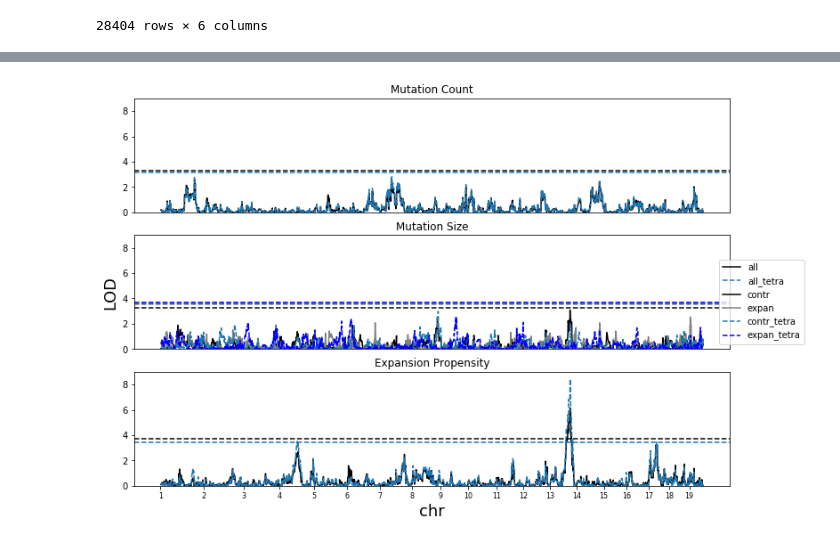
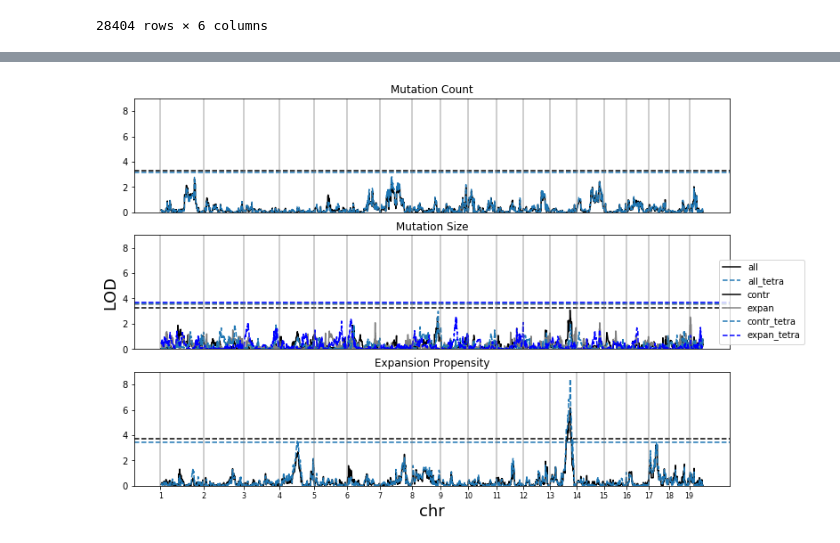
Before and after one commit to gymreklab/BXD-STR-Mutator-Manuscript, a Jupyter notebook: analysis/Plot Figure 2a.ipynb, the cells around one changed output, grey strips where cells are left out. Drawn from its saved outputs; the diff is of its cells as text; code cells hidden in the pictures.

Commit message:
adding chrom boundaries line figure 2a

```diff
--- a/analysis/Plot Figure 2a.ipynb
+++ b/analysis/Plot Figure 2a.ipynb
@@ -130,31 +152,37 @@ ax[1].axhline(y = list(deltaexpan_data['lod_thresh'])[0], color = 'gray', linest
 ax[1].axhline(y = list(deltacontr_data_tetra['lod_thresh'])[0], color = 'tab:blue', linestyle='--')
 ax[1].axhline(y = list(deltaexpan_data_tetra['lod_thresh'])[0], color = 'b', linestyle='--')
 
 ax[1].tick_params(axis='both', bottom=False, labelbottom=False)
 ax[1].axes.xaxis.set_ticklabels([])
 ax[1].title.set_text('Mutation Size')
 
 ax[2].set_ylim([0, 9])
 ax[2].plot(expanded_data['flattened_pos'], expanded_data['LOD'], color='black', label='all')
 ax[2].plot(expanded_data_tetra['flattened_pos'], expanded_data_tetra['LOD'], color='tab:blue', label='tetra', linestyle='--')
 ax[2].axhline(y = list(expanded_data['lod_thresh'])[0], color = 'black', linestyle='--')
 ax[2].axhline(y = list(expanded_data_tetra['lod_thresh'])[0], color = 'tab:blue', linestyle='--')
 
+for pos in labels_pos:
+    ax[0].axvline(x = pos, ymin = 0, ymax = 8, color = 'gray', alpha=0.5)
+    ax[1].axvline(x = pos, ymin = 0, ymax = 8, color = 'gray', alpha=0.5)
+    ax[2].axvline(x = pos, ymin = 0, ymax = 8, color = 'gray', alpha=0.5)
+
+
 ax[2].title.set_text('Expansion Propensity')
 
 # plt.yticks(fontsize=16)
 plt.xticks(fontsize=8)
 ax[2].set_xticks(labels_pos)
 ax[2].set_xticklabels(labels_chr)
 
 plt.xlabel('chr', fontsize=18)
 ax[1].set_ylabel('LOD', fontsize=18)
 # handles, labels = ax.get_legend_handles_labels()
 # fig.legend(handles, labels, loc='upper center')
 # plt.figlegend(lines, labels, loc = 'lower center', ncol=5, labelspacing=0.)
 lines_labels = [ax.get_legend_handles_labels() for ax in fig.axes[:2]]
 lines, labels = [sum(lol, []) for lol in zip(*lines_labels)]
 fig.legend(lines, labels, loc='right')
 plt.savefig('../pdfs/Figure2a.pdf')
 # %% [output]
-[figure, old version]
+[figure, new version]
```
Also changed, not shown: parts of 1 cell of this notebook, 1 other file.
